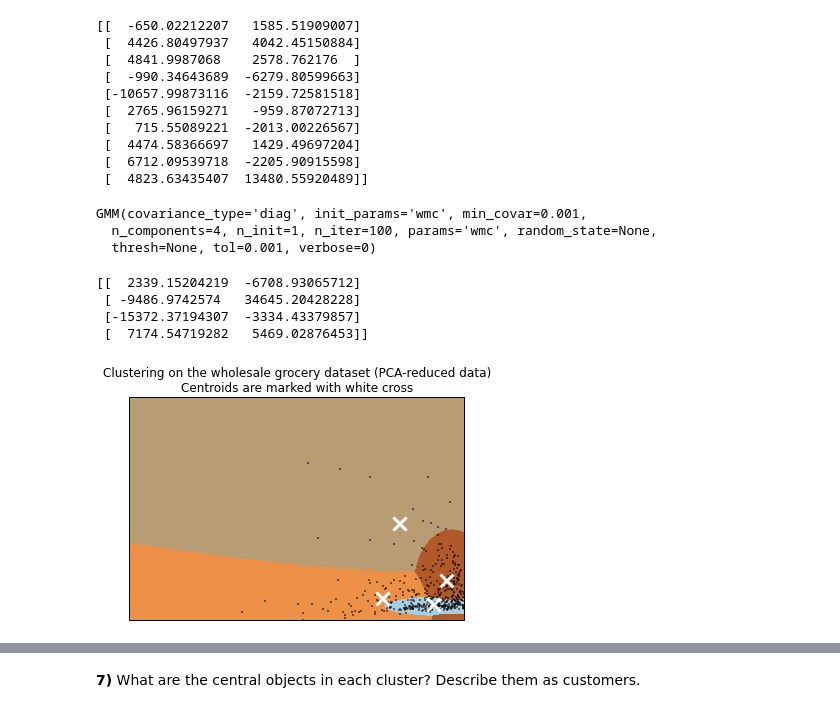
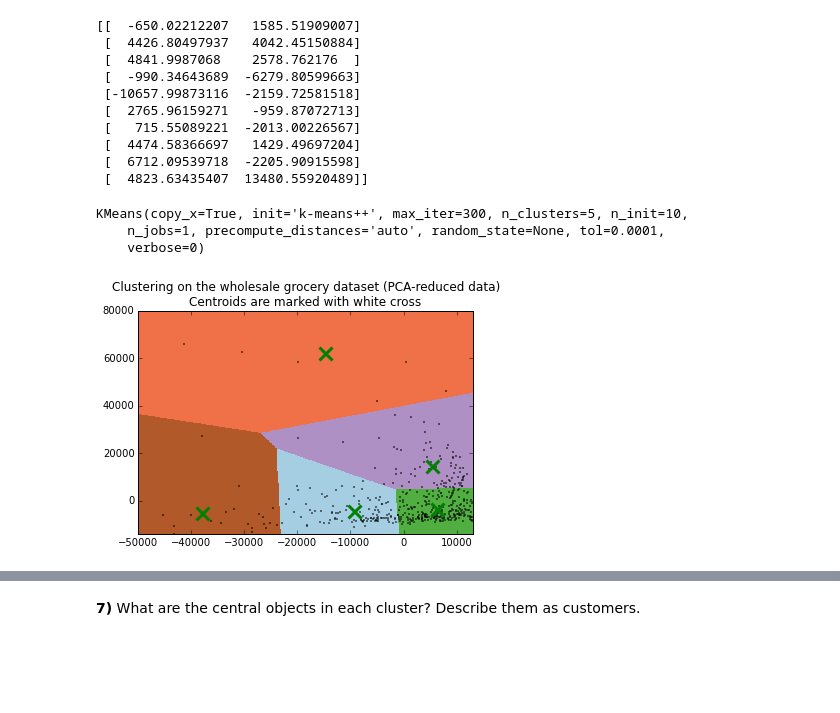
Before and after one commit to mabaw/MLND-Course-Project-3_Customer-segment, a Jupyter notebook: customer_segments/customer_segments.ipynb, the cells around one changed output, grey strips where cells are left out. Cells and saved outputs as stored; diff of their text form; code cells hidden in the pictures; blank space fills up the shorter version.

```diff
--- a/customer_segments/customer_segments.ipynb
+++ b/customer_segments/customer_segments.ipynb
@@ -172,15 +164,18 @@ print reduced_data[:10]  # print upto 10 elements
 # %%
 # TODO: Implement your clustering algorithm here, and fit it to the reduced data for visualization
 # The visualizer below assumes your clustering object is named 'clusters'
-gmm = GMM(n_components=4)
-clusters = gmm.fit(reduced_data)
+num_clusters = 5
+kmean = KMeans(n_clusters=num_clusters)
+clusters = kmean.fit(reduced_data)
 print clusters
 # %% [output]
-GMM(covariance_type='diag', init_params='wmc', min_covar=0.001,
-  n_components=4, n_init=1, n_iter=100, params='wmc', random_state=None,
-  thresh=None, tol=0.001, verbose=0)
+KMeans(copy_x=True, init='k-means++', max_iter=300, n_clusters=5, n_init=10,
+    n_jobs=1, precompute_distances='auto', random_state=None, tol=0.0001,
+    verbose=0)
 # %%
 # Plot the decision boundary by building a mesh grid to populate a graph.
+from sklearn.preprocessing import FunctionTransformer
+tranformed_data = reduced_data
 x_min, x_max = reduced_data[:, 0].min() - 1, reduced_data[:, 0].max() + 1
 y_min, y_max = reduced_data[:, 1].min() - 1, reduced_data[:, 1].max() + 1
 hx = (x_max-x_min)/1000.
@@ -191,34 +186,25 @@ xx, yy = np.meshgrid(np.arange(x_min, x_max, hx), np.arange(y_min, y_max, hy))
 Z = clusters.predict(np.c_[xx.ravel(), yy.ravel()])
 # %%
 # TODO: Find the centroids for KMeans or the cluster means for GMM
-
-centroids = gmm.means_
-print centroids
+centroids = kmean.cluster_centers_ #means_
-# %% [output]
-[[  2339.15204219  -6708.93065712]
- [ -9486.9742574   34645.20428228]
- [-15372.37194307  -3334.43379857]
- [  7174.54719282   5469.02876453]]
 # %%
 # Put the result into a color plot
 Z = Z.reshape(xx.shape)
-plt.figure(1)
 plt.clf()
 plt.imshow(Z, interpolation='nearest',
            extent=(xx.min(), xx.max(), yy.min(), yy.max()),
            cmap=plt.cm.Paired,
            aspect='auto', origin='lower')
-
-plt.plot(reduced_data[:, 0], reduced_data[:, 1], 'k.', markersize=2)
+plt.plot(tranformed_data[:, 0], tranformed_data[:, 1], 'k.', markersize=2)
 plt.scatter(centroids[:, 0], centroids[:, 1],
             marker='x', s=169, linewidths=3,
-            color='w', zorder=10)
+            color='g', zorder=10)
 plt.title('Clustering on the wholesale grocery dataset (PCA-reduced data)\n'
           'Centroids are marked with white cross')
-plt.xlim(x_min, x_max)
-plt.ylim(y_min, y_max)
-plt.xticks(())
-plt.yticks(())
+plt.xlim(-50000, x_max)
+plt.ylim(y_min, 80000)
+#plt.xticks(())
+#plt.yticks(())
 plt.show()
 # %% [output]
-[figure, old version]
+[figure, new version]
```
Also changed, not shown: parts of 15 cells of this notebook, 7 other files.
